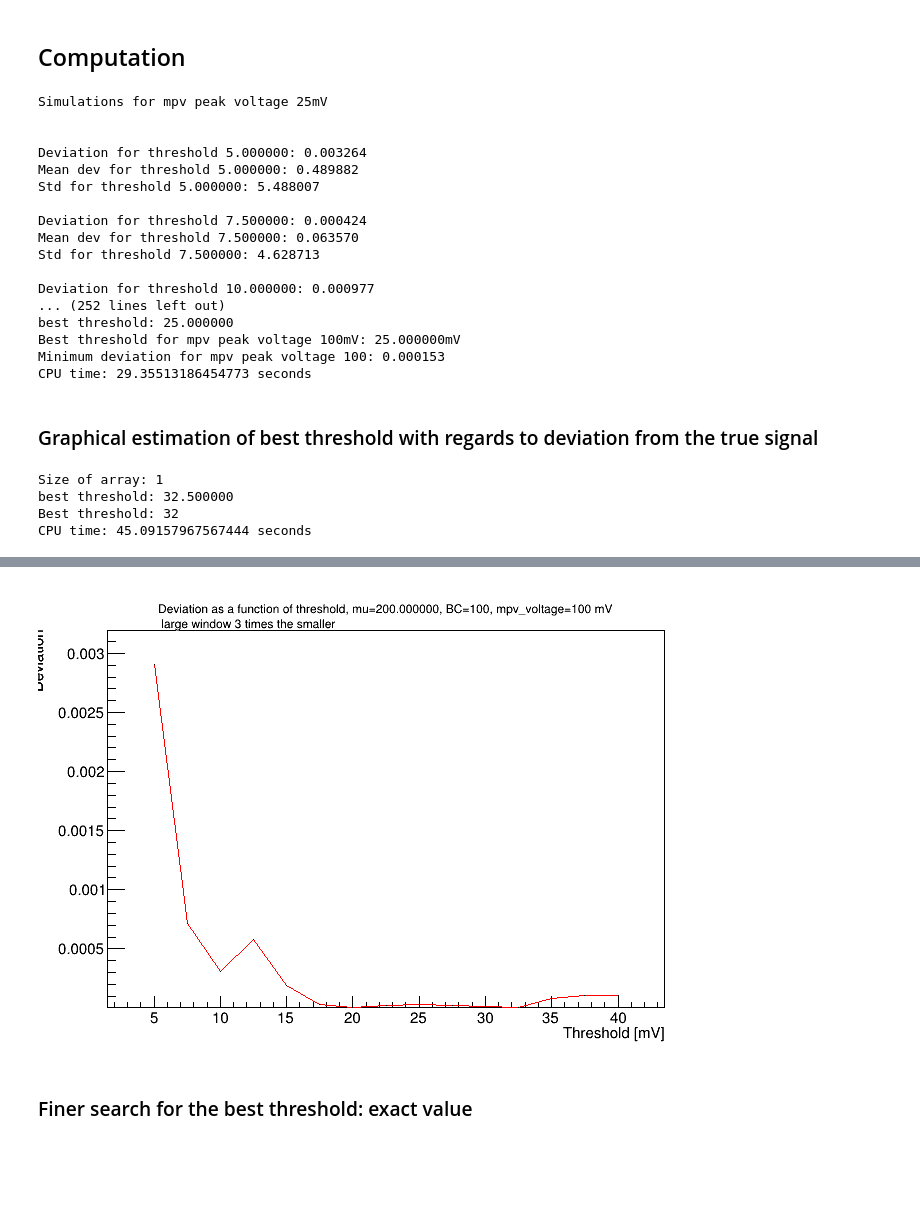
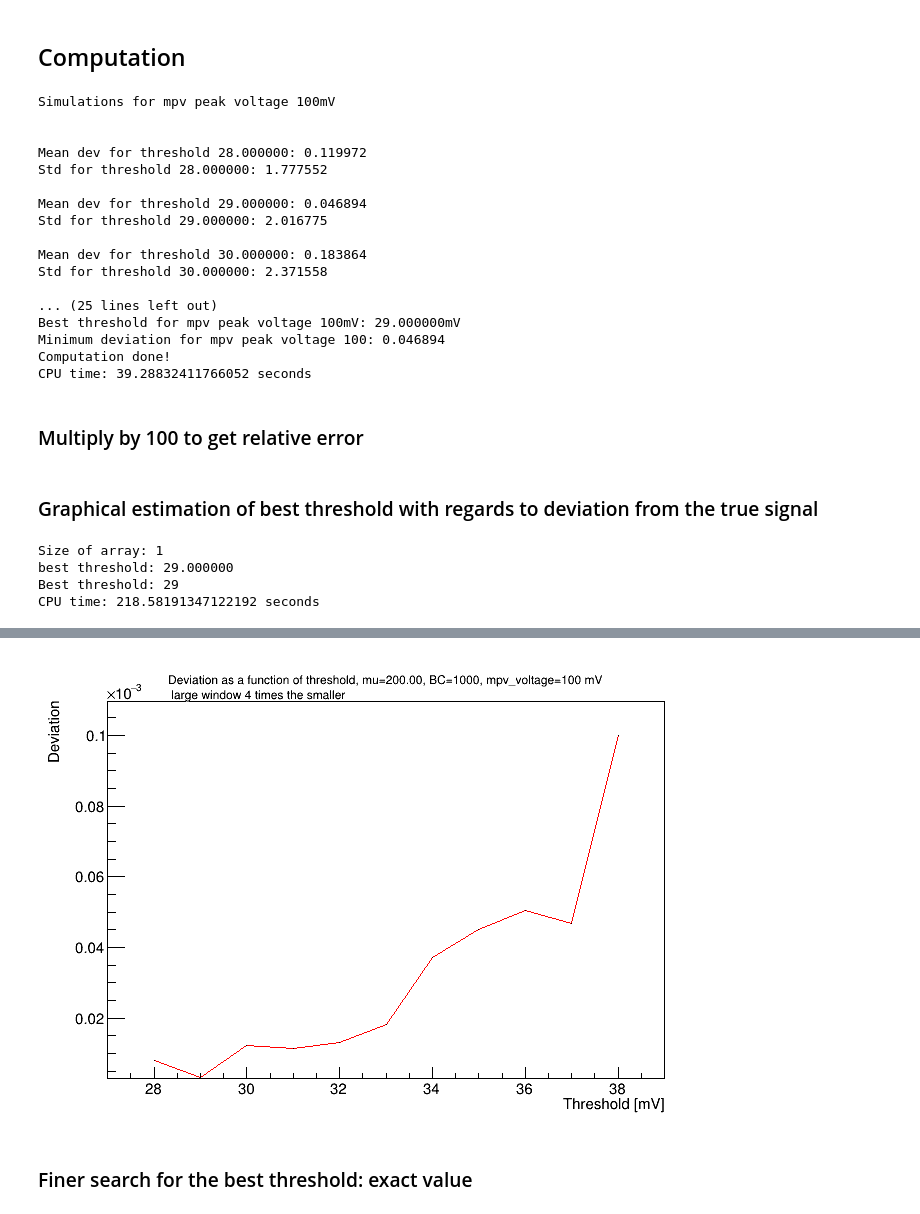
Before and after one commit to rupozzi/HGTDLumiToyStudies, a Jupyter notebook: Ruben/Simulation_ruben.ipynb, the cells around one changed output, grey strips where cells are left out. Cells and saved outputs as stored; diff of their text form; code cells hidden in the pictures; blank space fills up the shorter version.

```diff
--- a/Ruben/Simulation_ruben.ipynb
+++ b/Ruben/Simulation_ruben.ipynb
@@ -131,9 +133,9 @@ def simulation (nr_of_channels, ratio_of_channels_to_sample, expected_count, bun
         result_true_signal_count[BC] = total_actual_signal #exact count in the small window
         result_estimated_signal_count[BC] = total_signal_est #estimated count
 
-        deviation_from_true [BC] = total_signal_est - total_actual_signal
-
-    return result_true_signal_count, result_estimated_signal_count, deviation_from_true/bunch_crossings
+        deviation_from_true[BC] = total_signal_est - total_actual_signal
+        deviation_from_true[BC] = deviation_from_true[BC]/ total_actual_signal
+    return result_true_signal_count, result_estimated_signal_count, deviation_from_true
 # %% [markdown]
 ### Function to find best threshold
 # %%
@@ -163,18 +165,19 @@ mu = 200
 
 """exp number of particles on detector proportional to mu, try also non-linear relationship as in christian's plot """
 expected_count = (15*1e3/200)*mu #expected number of particles reaching the HGTD for mu=200, no more than 20k
-bunch_crossings = 100
+bunch_crossings = 1000
 ratio_of_channels_to_sample = 1
 print("Expected count: %f" %expected_count)
 
-min_threshold = 5#mV
-max_threshold = 40#mV
-threshold_steps = 15
+min_threshold = 28#mV
+max_threshold = 38#mV
+threshold_steps = 11
 
 #Put same min and max, and step=1 to try only for a single mpv of peak voltage
-min_mpv_peak = 25 #mV, the sensor at its worst state
+min_mpv_peak = 100 #mV, the sensor at its worst state
 max_mpv_peak = 100 #mV, new sensors
-mpv_peak_steps = 4
+mpv_peak_steps = 1
+guess_mpv_voltage_bias = 1 #percentage of bias of guessed mpv voltage
 # %% [output]
 Expected count: 15000.000000
 # %% [markdown]
@@ -198,9 +201,9 @@ for peak_value_step in mpv_peak_array:
     mean_values = []
     mean_values_with_std = []
     std_values = []
-    val = []
+
     for threshold in threshold_array:
-        true_signal, estimated_signal, dev_per_BC = simulation (nr_of_channels, ratio_of_channels_to_sample, expected_count, bunch_crossings, threshold, peak_value_step, peak_value_step)
+        true_signal, estimated_signal, dev_per_BC = simulation (nr_of_channels, ratio_of_channels_to_sample, expected_count, bunch_crossings, threshold, peak_value_step, peak_value_step*guess_mpv_voltage_bias)
         """Get the total deviation from the total simulated signals vs the expected signals.
             Returns both the total deviation as a positive number"""
 
@@ -209,15 +212,13 @@ for peak_value_step in mpv_peak_array:
             deviation = 0
         deviation = abs( estimated_signal.sum() / true_signal_sum -1)
         total_deviation[iteration] = deviation
-        print("\nDeviation for threshold %f: %f" %(threshold, total_deviation[iteration]))
-
+        #print("\nDeviation for threshold %f: %f" %(threshold, total_deviation[iteration]))
 
         mean_values.append(abs(np.mean(dev_per_BC)))
         mean_values_with_std.append(abs(np.mean(dev_per_BC))+np.std(dev_per_BC))
-        print ("Mean dev for threshold %f: %f" %(threshold, mean_values[iteration]))
+        print ("\nMean dev for threshold %f: %f" %(threshold, mean_values[iteration]))
         std_values.append(np.std(dev_per_BC))
         print ("Std for threshold %f: %f" %(threshold, std_values[iteration]))
-        val.append (abs(np.mean(dev_per_BC))+np.std(dev_per_BC))
 
         mpv_and_deviation[iteration][iteration_peak] = np.mean(abs(np.mean(dev_per_BC))+np.std(dev_per_BC))
         iteration = iteration+1
@@ -231,20 +232,22 @@ for peak_value_step in mpv_peak_array:
 
 print("Computation done!\nCPU time: %s seconds" % (time.time() - start_time))
 # %% [output]
-Simulations for mpv peak voltage 25mV
+Simulations for mpv peak voltage 100mV
 
 
-Deviation for threshold 5.000000: 0.003264
-Mean dev for threshold 5.000000: 0.489882
-Std for threshold 5.000000: 5.488007
+Mean dev for threshold 28.000000: 0.119972
+Std for threshold 28.000000: 1.777552
 
-Deviation for threshold 7.500000: 0.000424
-Mean dev for threshold 7.500000: 0.063570
-Std for threshold 7.500000: 4.628713
+Mean dev for threshold 29.000000: 0.046894
+Std for threshold 29.000000: 2.016775
 
-Deviation for threshold 10.000000: 0.000977
-... (252 lines left out)
-best threshold: 25.000000
-Best threshold for mpv peak voltage 100mV: 25.000000mV
-Minimum deviation for mpv peak voltage 100: 0.000153
-CPU time: 29.35513186454773 seconds
+Mean dev for threshold 30.000000: 0.183864
+Std for threshold 30.000000: 2.371558
+
+... (25 lines left out)
+Best threshold for mpv peak voltage 100mV: 29.000000mV
+Minimum deviation for mpv peak voltage 100: 0.046894
+Computation done!
+CPU time: 39.28832411766052 seconds
+# %% [markdown]
+### Multiply by 100 to get relative error
@@ -258,7 +272,7 @@ c1 = TCanvas( 'c1', 'Graph', 200, 10, 700, 500 )
 #c1.SetLogy()
 
 g = TGraph(len(threshold_array), threshold_array.astype(np.double),total_deviation.astype(np.double))
-g.SetTitle( "#splitline{Deviation as a function of threshold, mu=%f, BC=%d, mpv_voltage=%d mV}{\n large window 3 times the smaller}"  %(mu, bunch_crossings, peak_mpv_voltage))
+g.SetTitle( "#splitline{Deviation as a function of threshold, mu=%.2f, BC=%d, mpv_voltage=%d mV}{\n large window 4 times the smaller}"  %(mu, bunch_crossings, peak_mpv_voltage))
 g.GetXaxis().SetTitle( 'Threshold [mV]' )
 g.GetYaxis().SetTitle( 'Deviation' )
 g.GetYaxis().SetRange(0,10);
@@ -270,6 +284,6 @@ c1.Update();
 print("CPU time: %s seconds" % (time.time() - start_time))
 # %% [output]
 Size of array: 1
-best threshold: 32.500000
-Best threshold: 32
-CPU time: 45.09157967567444 seconds
+best threshold: 29.000000
+Best threshold: 29
+CPU time: 218.58191347122192 seconds
@@ -276,4 +291,4 @@ CPU time: 45.09157967567444 seconds
-[figure, old version]
+[figure, new version]
 # %% [markdown]
 ### Finer search for the best threshold: exact value
 # %%
```
Also changed, not shown: parts of 5 cells of this notebook.
